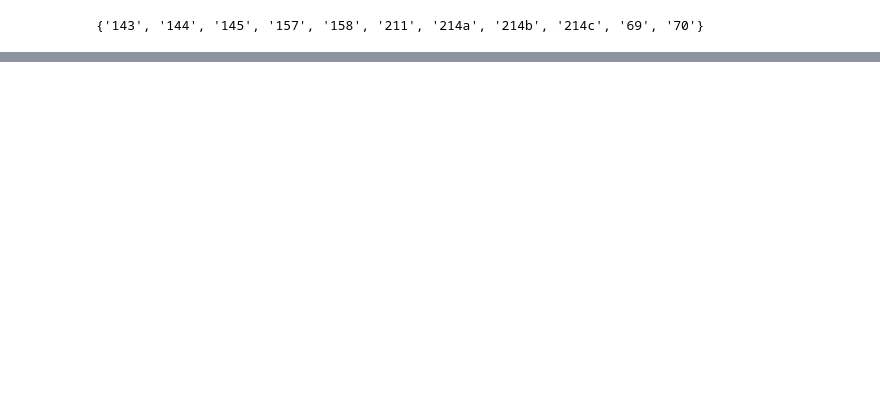
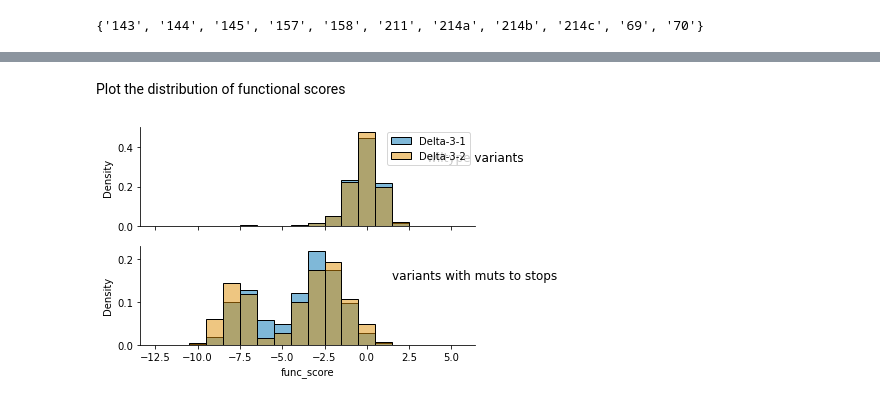
Before and after one commit to matsengrp/multidms, a Jupyter notebook: notebooks/fit_omicron_delta_data.ipynb, the cells around one changed output, grey strips where cells are left out. Saved outputs shown, nothing was run; the diff lists cells and outputs as text; code cells hidden in the pictures; blank space fills up the shorter version.

```diff
--- a/notebooks/fit_omicron_delta_data.ipynb
+++ b/notebooks/fit_omicron_delta_data.ipynb
@@ -180,0 +111,17 @@ func_score_df
+# %%
+# Define which homologs to compare
+homolog_column = 'homolog_exp'
+homolog_1 = 'Delta-3-1' # 'Omicron_BA.1-2-1' #
+homolog_2 = 'Delta-3-2' # 'Omicron_BA.1-3-1' #
+reference_homolog = homolog_1
+
+# Other input variables
+subs_col = "aa_substitutions_reference"
+func_score_col = "func_score"
+shift_func_scores = False
+shift_func_scores_nonref = -1.5
+clip_y = None # [-5,2.5] #
+
+subset_data = None
+agg_variants = True
+min_pre_counts = 100
@@ -180,0 +177,38 @@ func_score_df
+# %% [markdown]
+Plot the distribution of functional scores
+# %%
+# Initialize a list of dataframes to plot
+data_to_plot = []
+
+# Get data for wildtype variants
+data = func_score_df[func_score_df[subs_col] == ''].copy()
+data_to_plot.append(('wiltype variants', data))
+
+# Get data for variants with stop codons
+data = func_score_df[
+    func_score_df[subs_col].str.contains('\*')
+].copy()
+data_to_plot.append(('variants with muts to stops', data))
+
+# Pre-determine bins
+min_val = -12 # math.floor(func_score_df[func_score_col].min())
+max_val = 5 # math.ceil(func_score_df[func_score_col].max())
+bin_size = 1
+bins = onp.arange(min_val - bin_size/2, max_val + bin_size, bin_size)
+
+# Plot data
+(fig, axs) = plt.subplots(nrows=2, sharex=True)
+pal = sns.color_palette('colorblind')
+for (i, (title, data)) in enumerate(data_to_plot):
+    for (c_i, (h, data_h)) in enumerate(data.groupby(homolog_column)):
+        sns.histplot(
+            x=func_score_col, data=data_h, bins=bins,
+            stat='density', color=pal.as_hex()[c_i], label=h,
+            alpha=0.5, ax=axs[i]
+        )
+    axs[i].set_title(title, x=1, y=0.6)
+axs[0].legend()
+sns.despine()
+plt.show()
+# %% [output]
+[figure, added]
```
Also changed, not shown: parts of 51 cells of this notebook, 1 other file.
